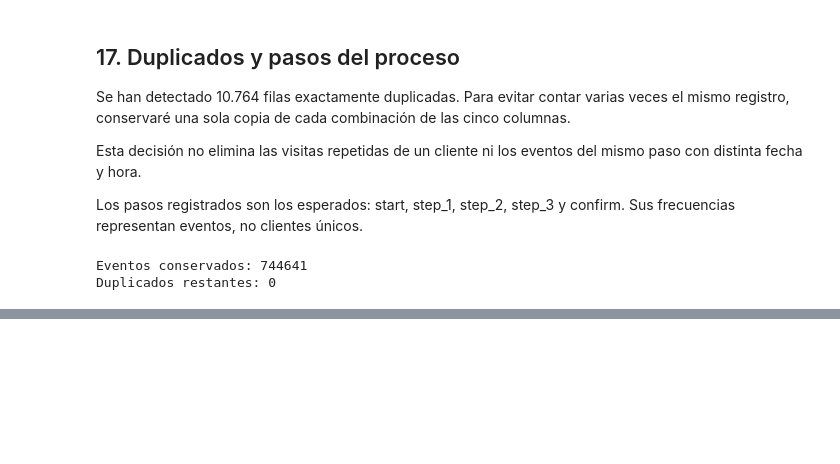
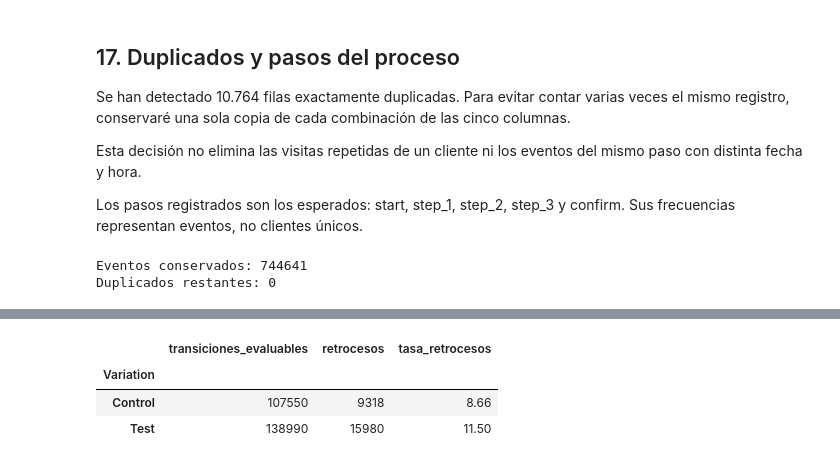
Before and after one commit to walnertpadron18/Proyecto3Tableu, a Jupyter notebook: Prueba1Salva.ipynb, the cells around one changed output, grey strips where cells are left out. Saved outputs shown, nothing was run; the diff lists cells and outputs as text; code cells hidden in the pictures; blank space fills up the shorter version.

```diff
--- a/Prueba1Salva.ipynb
+++ b/Prueba1Salva.ipynb
@@ -709,0 +949,26 @@ Duplicados restantes: 0
+# %%
+# Asignar un orden a los pasos
+orden_pasos = {'start': 0,'step_1': 1,'step_2': 2,'step_3': 3,'confirm': 4}
+
+df_web_experimento['orden_paso'] = (df_web_experimento['process_step'].map(orden_pasos))
+
+# Obtener el siguiente paso dentro del mismo cliente y visita
+df_web_experimento['orden_siguiente'] = (df_web_experimento.groupby(['client_id', 'visit_id'])['orden_paso'].shift(-1))
+
+# Seleccionar transiciones cuyo orden podemos interpretar
+transiciones_validas = ((~df_web_experimento['orden_ambiguo']) &(df_web_experimento['siguiente_ambiguo'] == False) &(df_web_experimento['orden_siguiente'].notna()) &(df_web_experimento['duracion_segundos'] > 0))
+
+df_transiciones = df_web_experimento.loc[transiciones_validas].copy()
+
+df_transiciones['retroceso'] = (df_transiciones['orden_siguiente'] < df_transiciones['orden_paso'])
+
+resumen_errores = (df_transiciones.groupby('Variation')['retroceso'].agg(['count', 'sum', 'mean']).rename(columns={'count': 'transiciones_evaluables','sum': 'retrocesos','mean': 'tasa_retrocesos'}))
+
+resumen_errores['tasa_retrocesos'] *= 100
+
+resumen_errores.round(2)
+# %% [output]
+|  | transiciones_evaluables | retrocesos | tasa_retrocesos |
+| Variation |  |  |  |
+| Control | 107550 | 9318 | 8.66 |
+| Test | 138990 | 15980 | 11.50 |
```
Also changed, not shown: parts of 22 cells of this notebook.
